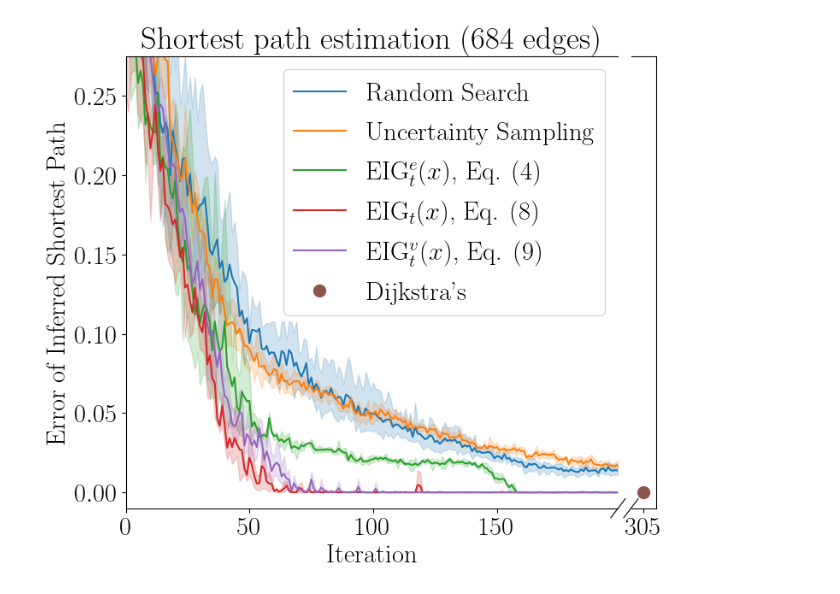
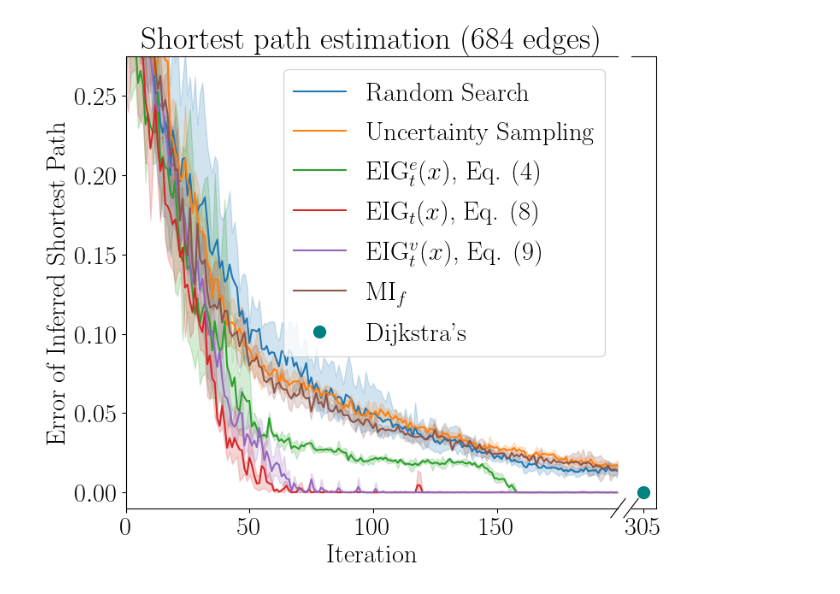
Before and after one commit to willieneis/bayesian-algorithm-execution, a Jupyter notebook: examples/dijkstra/dijkstra_sweeps_100_rebuttal/plot_costs_willie_rebuttal.ipynb, the cells around one changed output. Saved outputs shown, nothing was run; the diff lists cells and outputs as text; code cells hidden in the pictures.

Commit message:
examples/dijkstra: update rebuttal plotting notebook to include eigf

```diff
--- a/examples/dijkstra/dijkstra_sweeps_100_rebuttal/plot_costs_willie_rebuttal.ipynb
+++ b/examples/dijkstra/dijkstra_sweeps_100_rebuttal/plot_costs_willie_rebuttal.ipynb
@@ -60,8 +60,10 @@ dij_n_steps = 305
 sns.lineplot(data=df_averaged_over_samples, x="iteration", y="area", ax=ax, hue="acqfunc")
 
 # Plot Dijkstra dot
-# ax2.plot([dij_n_steps], [0.0], 'o', color="#d62728", markersize=10, label="Dijkstras")
-ax2.plot([dij_n_steps], [0.0], 'o', color="#8c564b", markersize=10, label="Dijkstras")
+# ax2.plot([dij_n_steps], [0.0], 'o', color="#d62728", markersize=10, label="Dijkstras") # red
+# ax2.plot([dij_n_steps], [0.0], 'o', color="#8c564b", markersize=10, label="Dijkstras") # brown
+# ax2.plot([dij_n_steps], [0.0], 'o', color="#17becf", markersize=10, label="Dijkstras") # cyan
+ax2.plot([dij_n_steps], [0.0], 'o', color="teal", markersize=10, label="Dijkstras") # teal
 
 # ax2.axvline(dij_n_steps, color="#d62728", linestyle="--", label="Dijkstras")
 
@@ -97,38 +99,38 @@ handles = handles + [ax2.lines[1]]
 # handles = [handles[3], handles[4], handles[1], handles[2], handles[0], handles[5]]
 # labels =["Random Search", "Uncertainty Sampling", "EIG$^e_t(x)$, Eq. (4)", "EIG$_t(x)$, Eq. (8)", "EIG$^v_t(x)$, Eq. (9)", "Dijkstra's"]
 
-handles = [handles[0], handles[1], handles[2], handles[3], handles[4], handles[5]]
-labels =["Random Search", "Uncertainty Sampling", "EIG$^e_t(x)$, Eq. (4)", "EIG$_t(x)$, Eq. (8)", "EIG$^v_t(x)$, Eq. (9)", "Dijkstra's"]
+handles = [handles[0], handles[1], handles[2], handles[3], handles[4], handles[5], handles[6]]
+labels =["Random Search", "Uncertainty Sampling", "EIG$^e_t(x)$, Eq. (4)", "EIG$_t(x)$, Eq. (8)", "EIG$^v_t(x)$, Eq. (9)", "MI$_{f}$", "Dijkstra's"]
 
 legend = ax.legend(handles, labels)
 # ax.get_legend().remove()
 
 # Add box around axes
 ax.set_frame_on(True)
 ax2.set_frame_on(True)
 
 ax.spines['top'].set_visible(True)
 ax2.spines['top'].set_visible(True)
 # ax.spines['right'].set_visible(True)
 ax2.spines['right'].set_visible(True)
 
 # ax.set_title(r'$10 \times 10$ Grid with 684 Edges')
 ax.set_title('Shortest path estimation (684 edges)')
 
 ax.grid(False)
 ax2.grid(False)
 
 ax.spines['bottom'].set_color('#000000')
 ax.spines['top'].set_color('#000000')
 ax.spines['right'].set_color('#000000')
 ax.spines['left'].set_color('#000000')
 ax2.spines['bottom'].set_color('#000000')
 ax2.spines['top'].set_color('#000000')
 ax2.spines['right'].set_color('#000000')
 ax2.spines['left'].set_color('#000000')
 
 # Save
 fig.savefig("area.pdf", bbox_inches = 'tight')
 fig.savefig("area.png", bbox_inches = 'tight')
 # %% [output]
-[figure, old version]
+[figure, new version]
```
